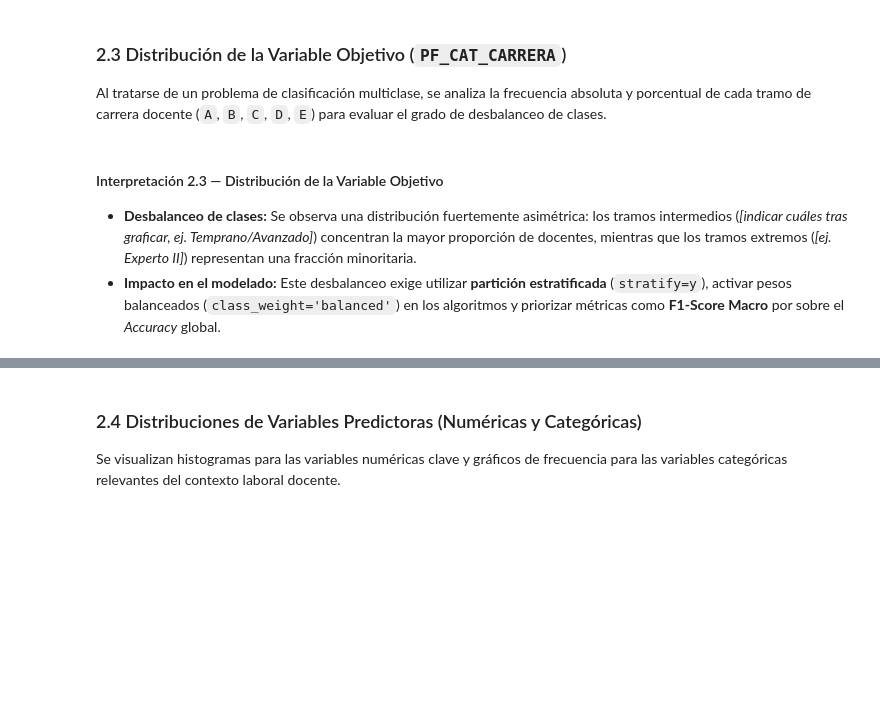
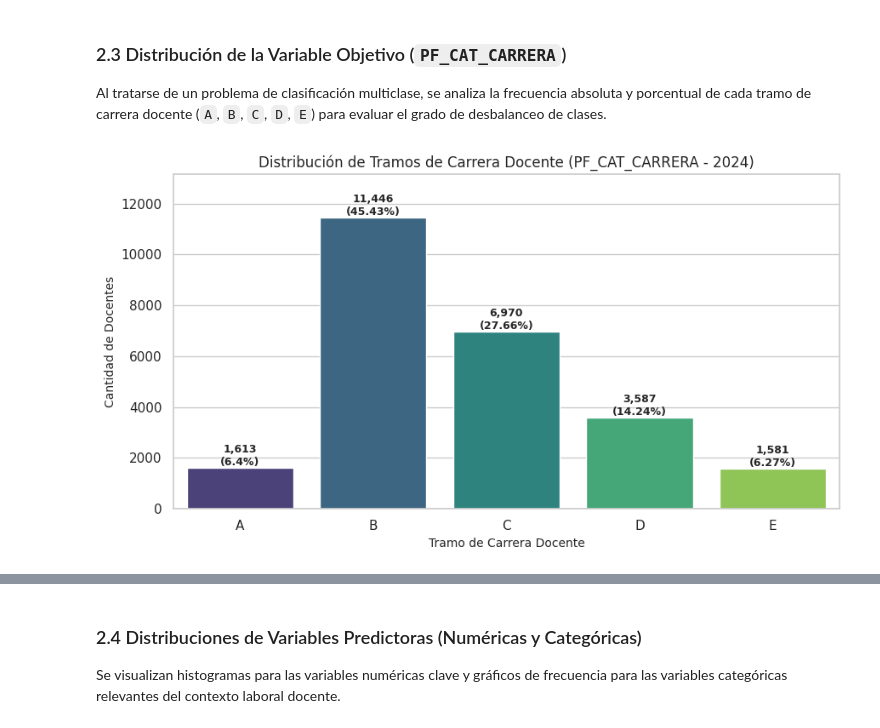
Before and after one commit to gonmpa/Notebook_Jupyter_Mineria_Datos_Supervisado_Clasificacion, a Jupyter notebook: Evaluacion_Final_MD_Pino_Gonzalo.ipynb, the cells around one changed output, grey strips where cells are left out. Saved outputs shown, nothing was run; the diff lists cells and outputs as text; code cells hidden in the pictures; blank space fills up the shorter version.

```diff
--- a/Evaluacion_Final_MD_Pino_Gonzalo.ipynb
+++ b/Evaluacion_Final_MD_Pino_Gonzalo.ipynb
@@ -18,3 +18,20 @@ El Sistema de Desarrollo Profesional Docente en Chile clasifica a los profesores
 ## 1. Carga de Datos
 
 Para garantizar la reproducibilidad completa del notebook sin intervención manual (evitando el uso de `files.upload()`), el conjunto de datos oficial del Ministerio de Educación (`20251118_EVALUACION_DOCENTE_2024_20251118_PUBL.csv`) se descarga directamente desde su fuente alojada en repositorio público.
+# %%
+# [C-1.1] Importación de librerías base y configuración visual
+import warnings
+warnings.filterwarnings("ignore")
+
+import numpy as np
+import pandas as pd
+import matplotlib.pyplot as plt
+import seaborn as sns
+
+# Configuración general de gráficos
+sns.set_theme(style="whitegrid", palette="viridis")
+plt.rcParams["figure.figsize"] = (10, 5)
+plt.rcParams["axes.titlesize"] = 12
+plt.rcParams["axes.labelsize"] = 10
+
+print("Librerías importadas correctamente.")
@@ -49,7 +201,27 @@ Se audita la presencia de registros duplicados, el porcentaje de valores faltant
 # %% [markdown]
 ### 2.3 Distribución de la Variable Objetivo (`PF_CAT_CARRERA`)
 Al tratarse de un problema de clasificación multiclase, se analiza la frecuencia absoluta y porcentual de cada tramo de carrera docente (`A`, `B`, `C`, `D`, `E`) para evaluar el grado de desbalanceo de clases.
-# %% [markdown]
-#### Interpretación 2.3 — Distribución de la Variable Objetivo
-* **Desbalanceo de clases:** Se observa una distribución fuertemente asimétrica: los tramos intermedios (*[indicar cuáles tras graficar, ej. Temprano/Avanzado]*) concentran la mayor proporción de docentes, mientras que los tramos extremos (*[ej. Experto II]*) representan una fracción minoritaria.
-* **Impacto en el modelado:** Este desbalanceo exige utilizar **partición estratificada** (`stratify=y`), activar pesos balanceados (`class_weight='balanced'`) en los algoritmos y priorizar métricas como **F1-Score Macro** por sobre el *Accuracy* global.
+# %%
+# [C-2.3] Distribución de la variable objetivo PF_CAT_CARRERA
+orden_tramos = sorted(df["PF_CAT_CARRERA"].dropna().unique())
+conteo_tramos = df["PF_CAT_CARRERA"].value_counts().reindex(orden_tramos)
+porc_tramos = (conteo_tramos / len(df) * 100).round(2)
+
+fig, ax = plt.subplots(figsize=(9, 5))
+bars = sns.barplot(x=conteo_tramos.index, y=conteo_tramos.values, palette="viridis", ax=ax)
+
+for bar, pct in zip(bars.patches, porc_tramos.values):
+    ax.annotate(
+        f"{int(bar.get_height()):,}\n({pct}%)",
+        (bar.get_x() + bar.get_width() / 2, bar.get_height()),
+        ha="center", va="bottom", fontsize=9, fontweight="bold"
+    )
+
+ax.set_title("Distribución de Tramos de Carrera Docente (PF_CAT_CARRERA - 2024)")
+ax.set_xlabel("Tramo de Carrera Docente")
+ax.set_ylabel("Cantidad de Docentes")
+ax.set_ylim(0, conteo_tramos.max() * 1.15)
+plt.tight_layout()
+plt.show()
+# %% [output]
+[figure, added]
```
Also changed, not shown: parts of 20 cells of this notebook.
